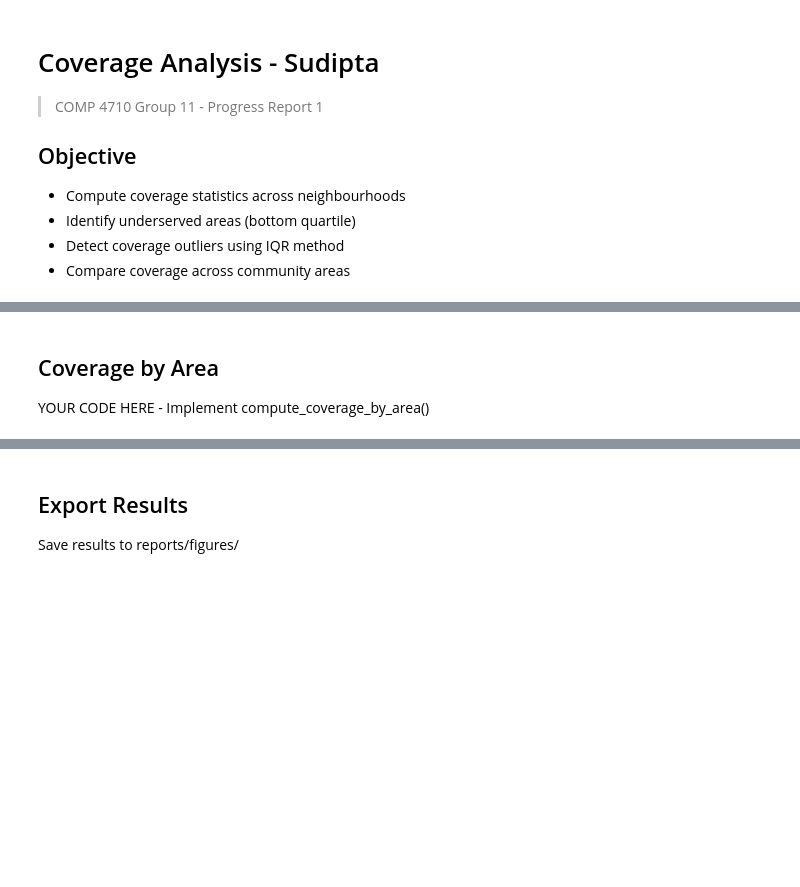
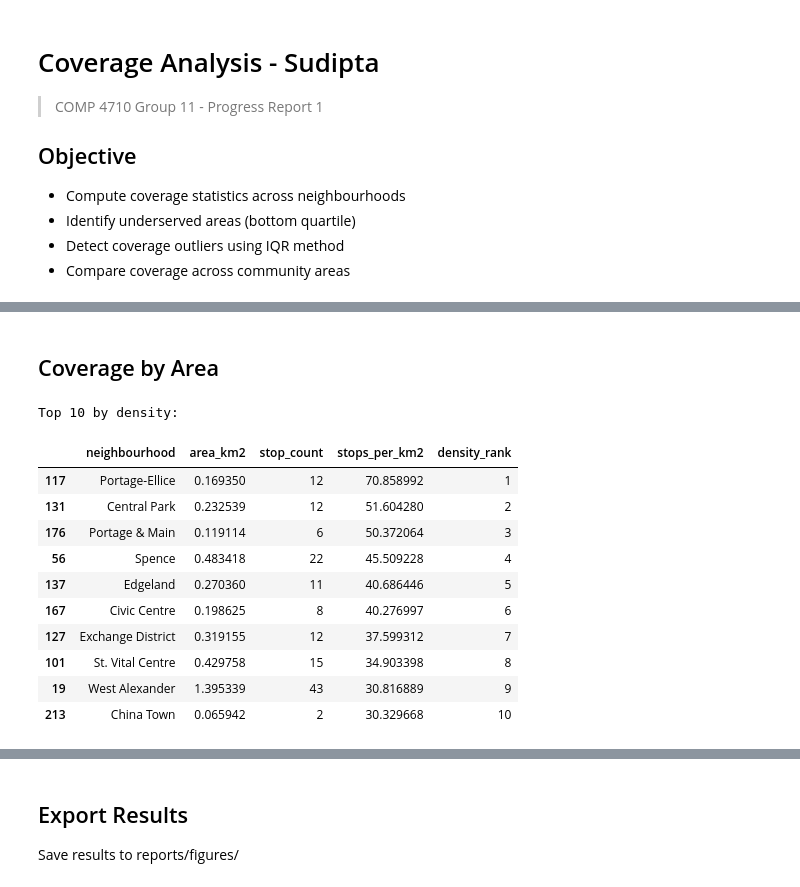
Before and after one commit to ahmedas22/ywg-ptn-analysis-4710-g11, a Jupyter notebook: notebooks/1.1-sudipta-coverage.ipynb, the cells around one changed output, grey strips where cells are left out. Saved outputs shown, nothing was run; the diff lists cells and outputs as text; code cells hidden in the pictures; blank space fills up the shorter version.

```diff
--- a/notebooks/1.1-sudipta-coverage.ipynb
+++ b/notebooks/1.1-sudipta-coverage.ipynb
@@ -66,9 +125,20 @@ YOUR CODE HERE - Implement detect_coverage_outliers()
 # %% [markdown]
 ## Coverage by Area
-
-YOUR CODE HERE - Implement compute_coverage_by_area()
 # %%
 # Rank neighbourhoods by density
-# coverage_ranked = compute_coverage_by_area()
-# print("Top 10 by density:")
-# coverage_ranked.head(10)
+coverage_ranked = coverage.compute_coverage_by_area()
+print("Top 10 by density:")
+coverage_ranked.head(10)
+# %% [output]
+Top 10 by density:
+|  | neighbourhood | area_km2 | stop_count | stops_per_km2 | density_rank |
+| 117 | Portage-Ellice | 0.169350 | 12 | 70.858992 | 1 |
+| 131 | Central Park | 0.232539 | 12 | 51.604280 | 2 |
+| 176 | Portage & Main | 0.119114 | 6 | 50.372064 | 3 |
+| 56 | Spence | 0.483418 | 22 | 45.509228 | 4 |
+| 137 | Edgeland | 0.270360 | 11 | 40.686446 | 5 |
+| 167 | Civic Centre | 0.198625 | 8 | 40.276997 | 6 |
+| 127 | Exchange District | 0.319155 | 12 | 37.599312 | 7 |
+| 101 | St. Vital Centre | 0.429758 | 15 | 34.903398 | 8 |
+| 19 | West Alexander | 1.395339 | 43 | 30.816889 | 9 |
+| 213 | China Town | 0.065942 | 2 | 30.329668 | 10 |
```
Also changed, not shown: parts of 25 cells of this notebook, 33 other files.
